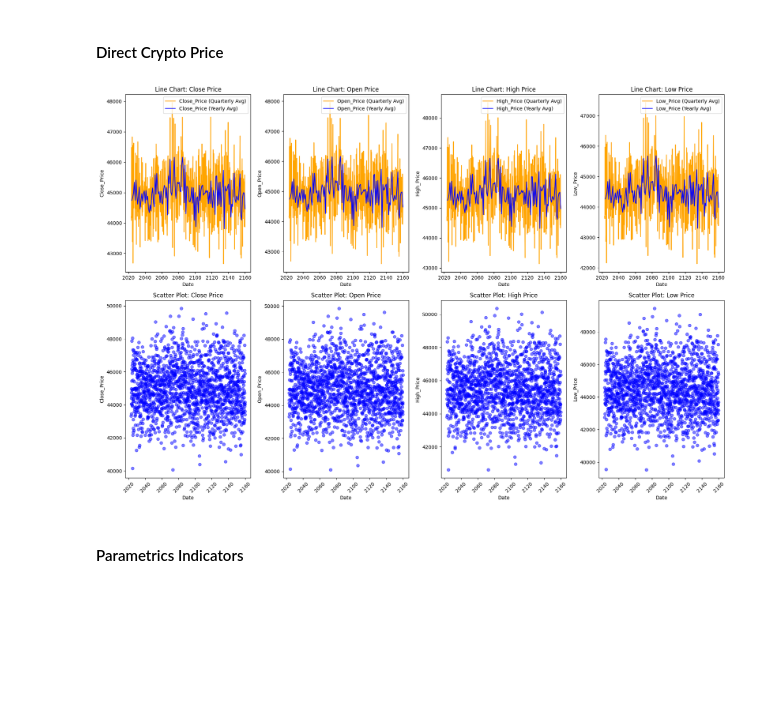
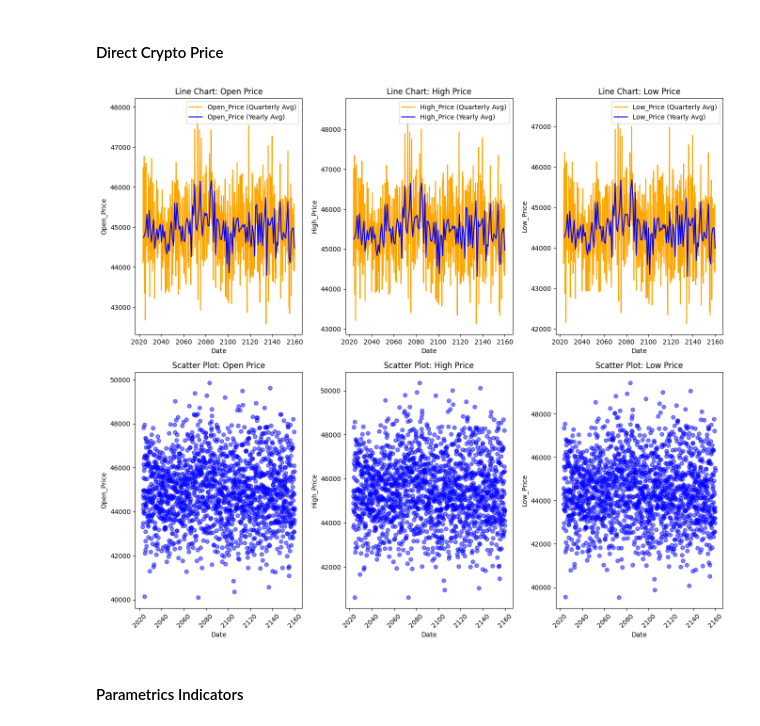
Before and after one commit to kunthshah21/Crypto-Price-Movement-Prediction, a Jupyter notebook: eda_and_preProcessing.ipynb, the cells around one changed output. Drawn from its saved outputs; the diff is of its cells as text; code cells hidden in the pictures; blank space fills up the shorter version.

```diff
--- a/prediction.ipynb
+++ b/eda_and_preProcessing.ipynb
@@ -88,3 +90,7 @@ Global_Economy              int64
 Event_Impact              float64
 Price_Movement              int64
 dtype: object
+# %%
+#conver Price_movement to bool
+df['Price_Movement'] = df['Price_Movement'].astype(bool)
+df.dtypes
@@ -90,0 +116,3 @@ dtype: object
+# %%
+df.drop(['Price_Change', 'Close_Price'], axis=1, inplace=True)
+df.head()
@@ -114,34 +149,34 @@ df_month = df.set_index('Date').resample('M').mean().reset_index()
 #### Direct Crypto Price
 # %%
 # Define the parameters and their descriptive titles
-params = ['Close_Price', 'Open_Price', 'High_Price', 'Low_Price']
-titles  = ['Close Price', 'Open Price', 'High Price', 'Low Price']
+params = ['Open_Price', 'High_Price', 'Low_Price']
+titles  = ['Open Price', 'High Price', 'Low Price']
 
 plt.figure(figsize=(18, 12))
 
 # Plot line charts using quarterly and yearly resampled data (top row)
 for i, param in enumerate(params):
     plt.subplot(2, 4, i+1)
     plt.plot(df_quarter['Date'], df_quarter[param], label=f'{param} (Quarterly Avg)', color='orange')
     plt.plot(df_year['Date'], df_year[param], label=f'{param} (Yearly Avg)', color='blue')
     plt.title(f'Line Chart: {titles[i]}')
     plt.xlabel('Date')
     plt.ylabel(param)
     plt.legend()
 
 # Plot scatter plots using monthly resampled data (bottom row)
 for i, param in enumerate(params):
     plt.subplot(2, 4, i+5)
     plt.scatter(df_month['Date'], df_month[param], color='blue', alpha=0.5)
     plt.title(f'Scatter Plot: {titles[i]}')
     plt.xlabel('Date')
     plt.ylabel(param)
     plt.xticks(rotation=45)
 
 plt.tight_layout()
 plt.show()
 # %% [output]
-[figure, old version]
+[figure, new version]
 # %% [markdown]
 #### Parametrics Indicators
 # %%
```
Also changed, not shown: parts of 21 cells of this notebook, 10 other files.
